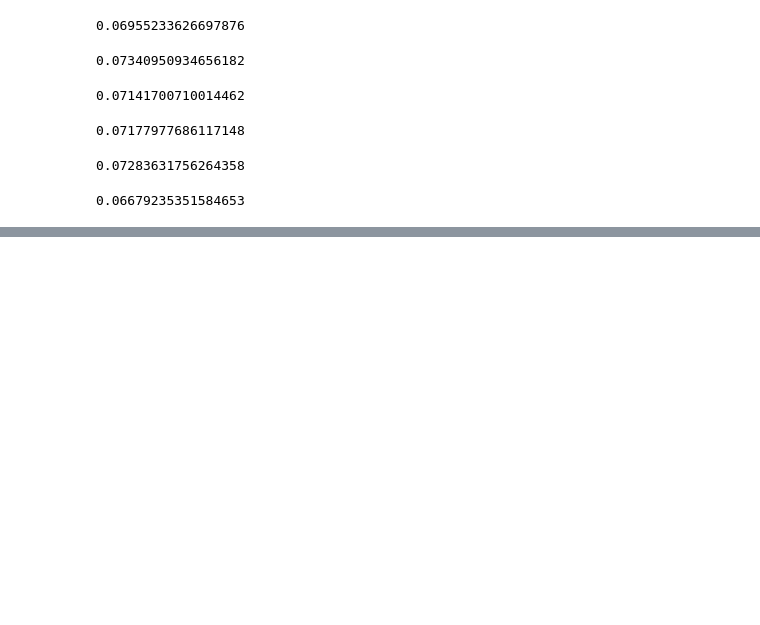
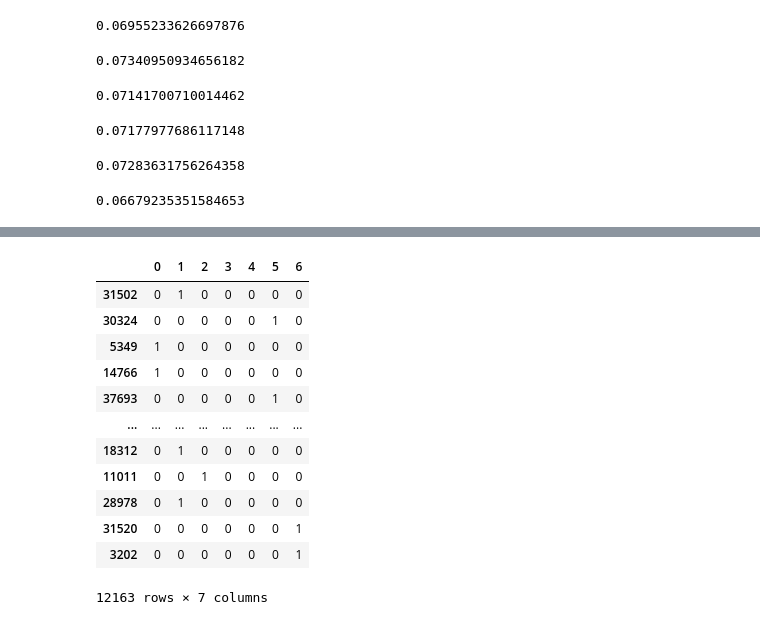
Before and after one commit to Michael-Mesa-Rae-Downen/project-3-clustering, a Jupyter notebook: working_notebook_michael.ipynb, the cells around one changed output, grey strips where cells are left out. Cells and saved outputs as stored; diff of their text form; code cells hidden in the pictures; blank space fills up the shorter version.

```diff
--- a/working_notebook_michael.ipynb
+++ b/working_notebook_michael.ipynb
@@ -339,0 +326,2 @@ Name: logerror_abs, dtype: float64
+# %%
+kmeans = create_clusters(X_train, 7, cluster_vars)
@@ -339,0 +468,2 @@ Name: logerror_abs, dtype: float64
+# %%
+X_validate_scaled = validate_scaled[['bedrooms','bathrooms','sq_feet']]
@@ -339,0 +472,2 @@ Name: logerror_abs, dtype: float64
+# %%
+validate['interior_cluster_k7_pred_val'] = kmeans.predict(X_validate_scaled)
@@ -339,0 +484,18 @@ Name: logerror_abs, dtype: float64
+# %%
+dummy_df_val = pd.get_dummies(validate['interior_cluster_k7_pred_val'], dummy_na=False, drop_first=False)
+# %%
+dummy_df_val.rename(columns={'3': 'is_cluster_3_k7_pred'})
+# %% [output]
+|  | 0 | 1 | 2 | 3 | 4 | 5 | 6 |
+| 31502 | 0 | 1 | 0 | 0 | 0 | 0 | 0 |
+| 30324 | 0 | 0 | 0 | 0 | 0 | 1 | 0 |
+| 5349 | 1 | 0 | 0 | 0 | 0 | 0 | 0 |
+| 14766 | 1 | 0 | 0 | 0 | 0 | 0 | 0 |
+| 37693 | 0 | 0 | 0 | 0 | 0 | 1 | 0 |
+| ... | ... | ... | ... | ... | ... | ... | ... |
+| 18312 | 0 | 1 | 0 | 0 | 0 | 0 | 0 |
+| 11011 | 0 | 0 | 1 | 0 | 0 | 0 | 0 |
+| 28978 | 0 | 1 | 0 | 0 | 0 | 0 | 0 |
+| 31520 | 0 | 0 | 0 | 0 | 0 | 0 | 1 |
+| 3202 | 0 | 0 | 0 | 0 | 0 | 0 | 1 |
+12163 rows × 7 columns
```
Also changed, not shown: parts of 69 cells of this notebook.
